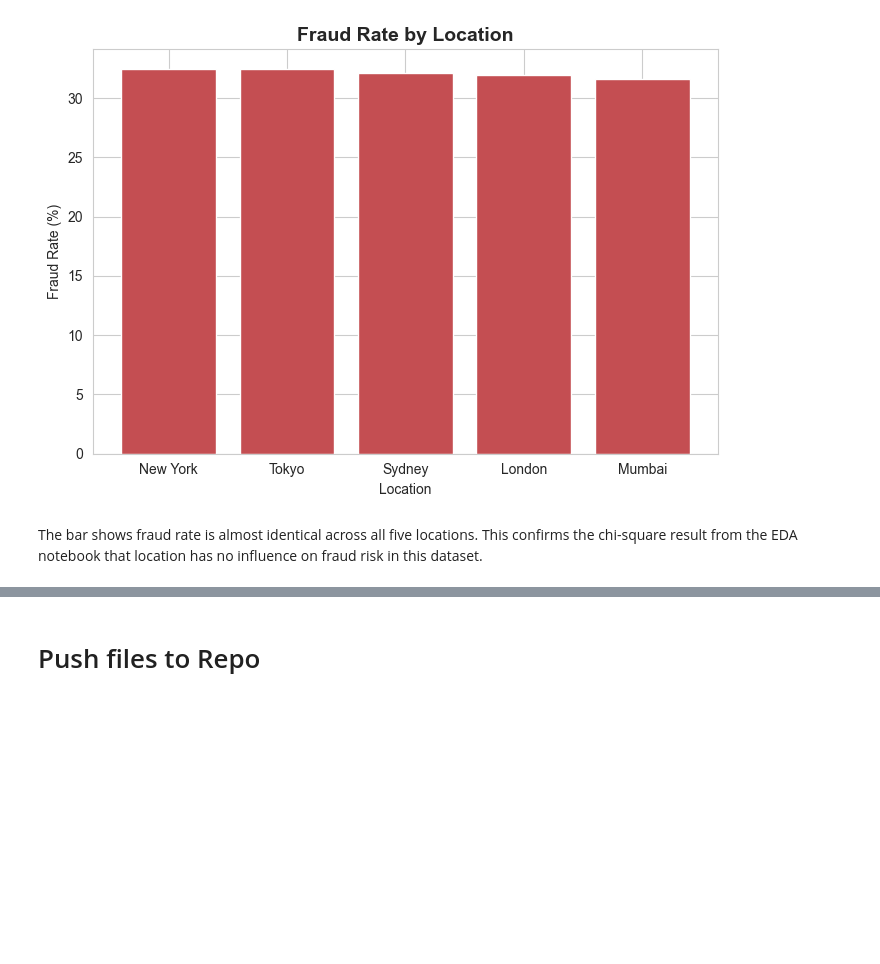
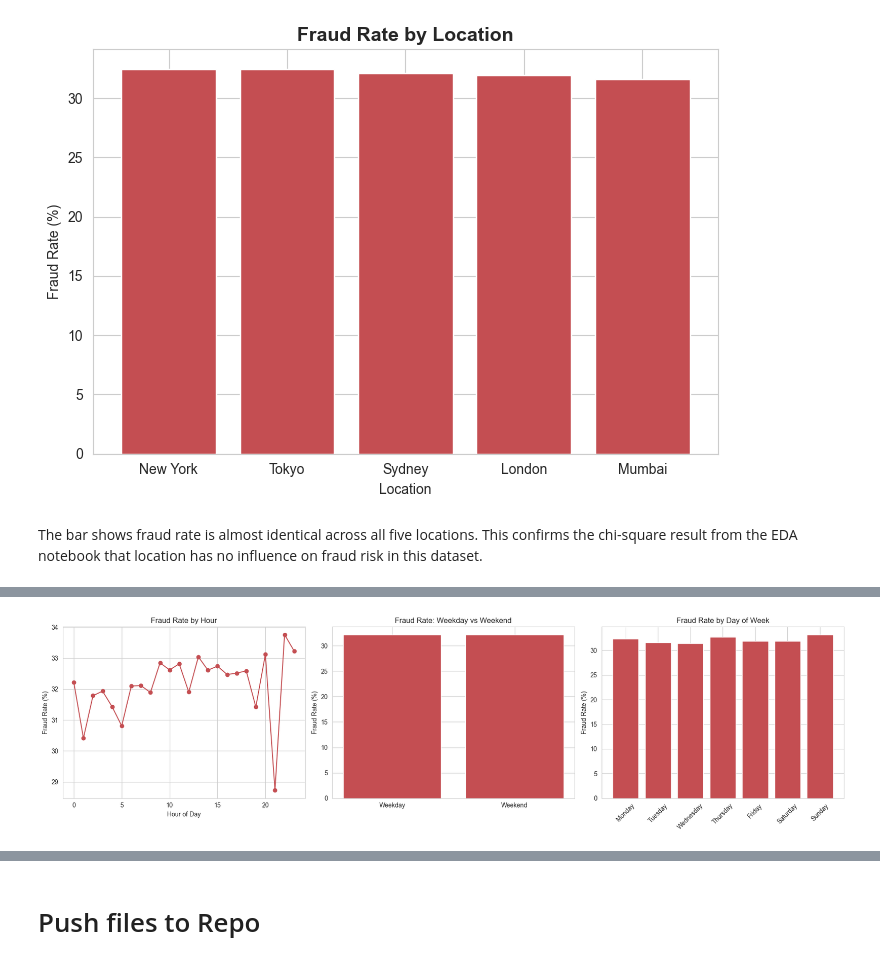
Before and after one commit to navmann99/Fraud-Analysis, a Jupyter notebook: jupyter_notebooks/03-DataVisualisation.ipynb, the cells around one changed output, grey strips where cells are left out. Cells and saved outputs as stored; diff of their text form; code cells hidden in the pictures; blank space fills up the shorter version.

Commit message:
data visualisations done

```diff
--- a/jupyter_notebooks/03-DataVisualisation.ipynb
+++ b/jupyter_notebooks/03-DataVisualisation.ipynb
@@ -208,0 +213,26 @@ The bar shows fraud rate is almost identical across all five locations. This con
+# %%
+fig, axes = plt.subplots(1, 3, figsize=(18, 5))
+
+hourly = df.groupby('hour')['Fraud_Label'].mean() * 100
+axes[0].plot(hourly.index, hourly.values, color=fraud_colors[1], marker='o')
+axes[0].set_title('Fraud Rate by Hour')
+axes[0].set_xlabel('Hour of Day')
+axes[0].set_ylabel('Fraud Rate (%)')
+
+weekend = df.groupby('Is_Weekend')['Fraud_Label'].mean() * 100
+axes[1].bar(['Weekday', 'Weekend'], weekend.values, color=fraud_colors[1])
+axes[1].set_title('Fraud Rate: Weekday vs Weekend')
+axes[1].set_ylabel('Fraud Rate (%)')
+
+day_order = ['Monday','Tuesday','Wednesday','Thursday','Friday','Saturday','Sunday']
+daily = df.groupby('day_of_week')['Fraud_Label'].mean().reindex(day_order) * 100
+axes[2].bar(daily.index, daily.values, color=fraud_colors[1])
+axes[2].set_title('Fraud Rate by Day of Week')
+axes[2].set_ylabel('Fraud Rate (%)')
+axes[2].tick_params(axis='x', rotation=45)
+
+plt.tight_layout()
+
+plt.show()
+# %% [output]
+[figure, added]
```
Also changed, not shown: parts of 2 cells of this notebook.
